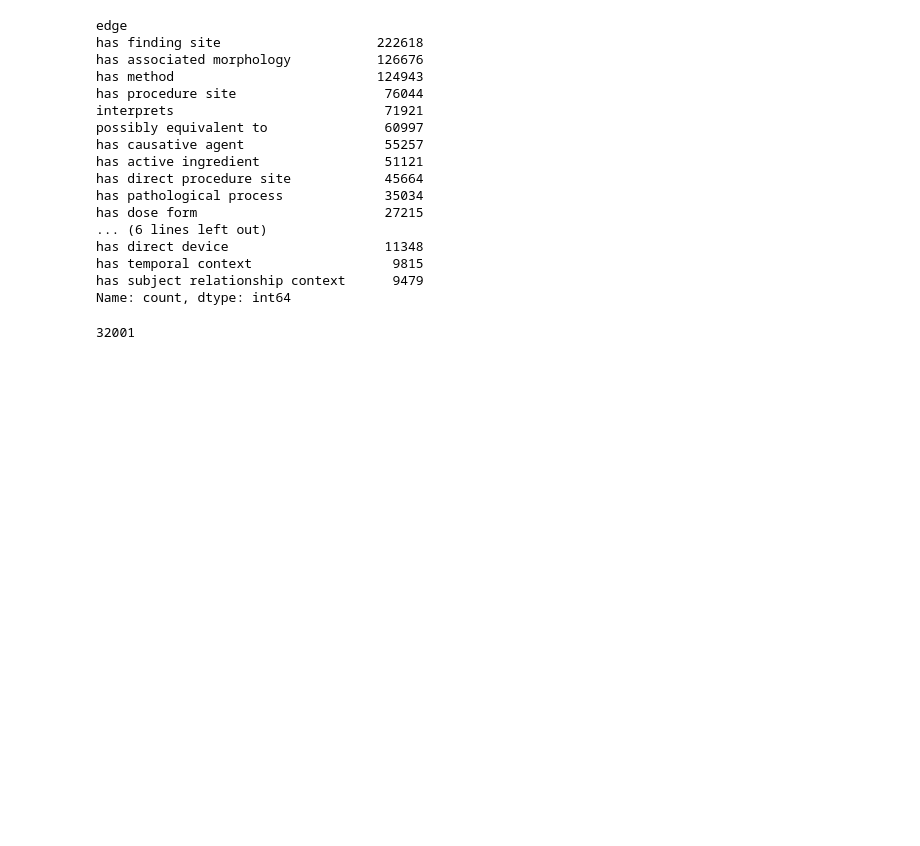
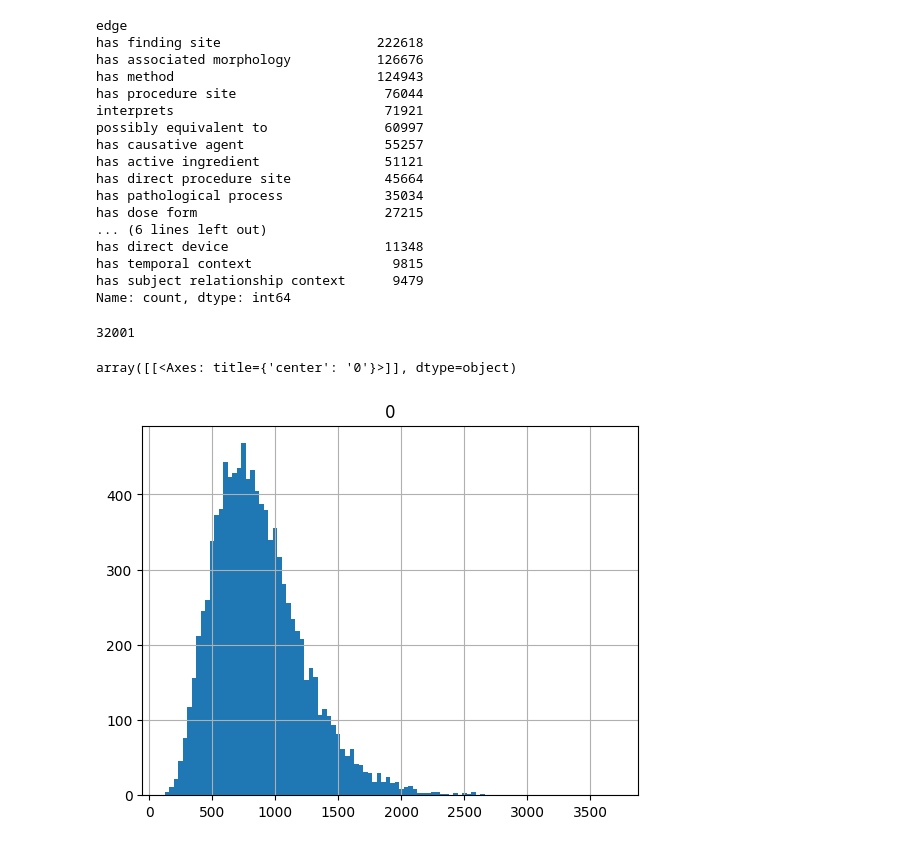
Before and after one commit to MaxLEAF3824/kg_llm, a Jupyter notebook: vis.ipynb, the cells around one changed output. Saved outputs shown, nothing was run; the diff lists cells and outputs as text; code cells hidden in the pictures; blank space fills up the shorter version.

```diff
--- a/vis.ipynb
+++ b/vis.ipynb
@@ -106,11 +106,21 @@ displacy.render(doc, style="ent")
 # %%
 import pickle
 from transformers import AutoTokenizer
-pkl_name = "ep_0"
-input_ids_list, attention_mask_list, labels_list, hard_position_type_ids_list, prompts_list = pickle.load(open(f'data/EntityDataset_1k/{pkl_name}.pkl','rb'))
+pkl_name = "int16_ep_0"
+input_ids_list, attention_mask_list, labels_list, hard_position_type_ids_list, prompts_list = pickle.load(open(f'data/EntityDataset_chat_usmle/{pkl_name}.pkl','rb'))
 tok = AutoTokenizer.from_pretrained('/home/cs/yangyuchen/yushengliao/Medical_LLM/FastChat/checkpoints/medical_llama_13b_chatv1.3/checkpoint-4974/')
 dash_token="[DASH]"
 tok.add_tokens([dash_token])
+
 len(tok)
 # %% [output]
 32001
+# %%
+import pickle
+import pandas as pd
+input_ids_list, attention_mask_list, labels_list, hard_position_type_ids_list, prompts_list = pickle.load(open(f'data/EntityDataset_chat_usmle/8192_ep_0_new.pkl','rb'))
+input_len = pd.DataFrame([len(x) for x in input_ids_list])
+input_len.hist(bins=100)
+# %% [output]
+array([[<Axes: title={'center': '0'}>]], dtype=object)
+[figure, added]
```
Also changed, not shown: parts of 7 cells of this notebook, 8 other files.
